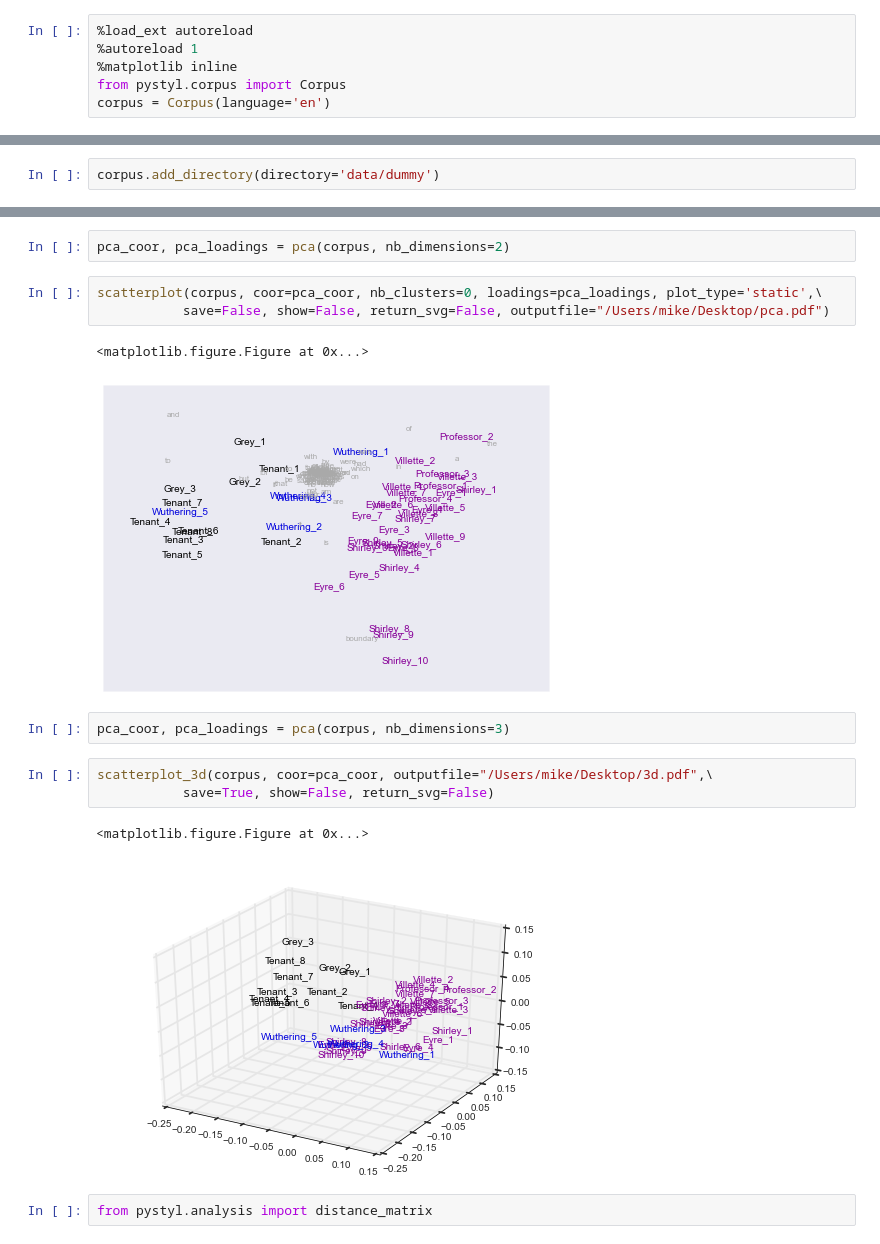
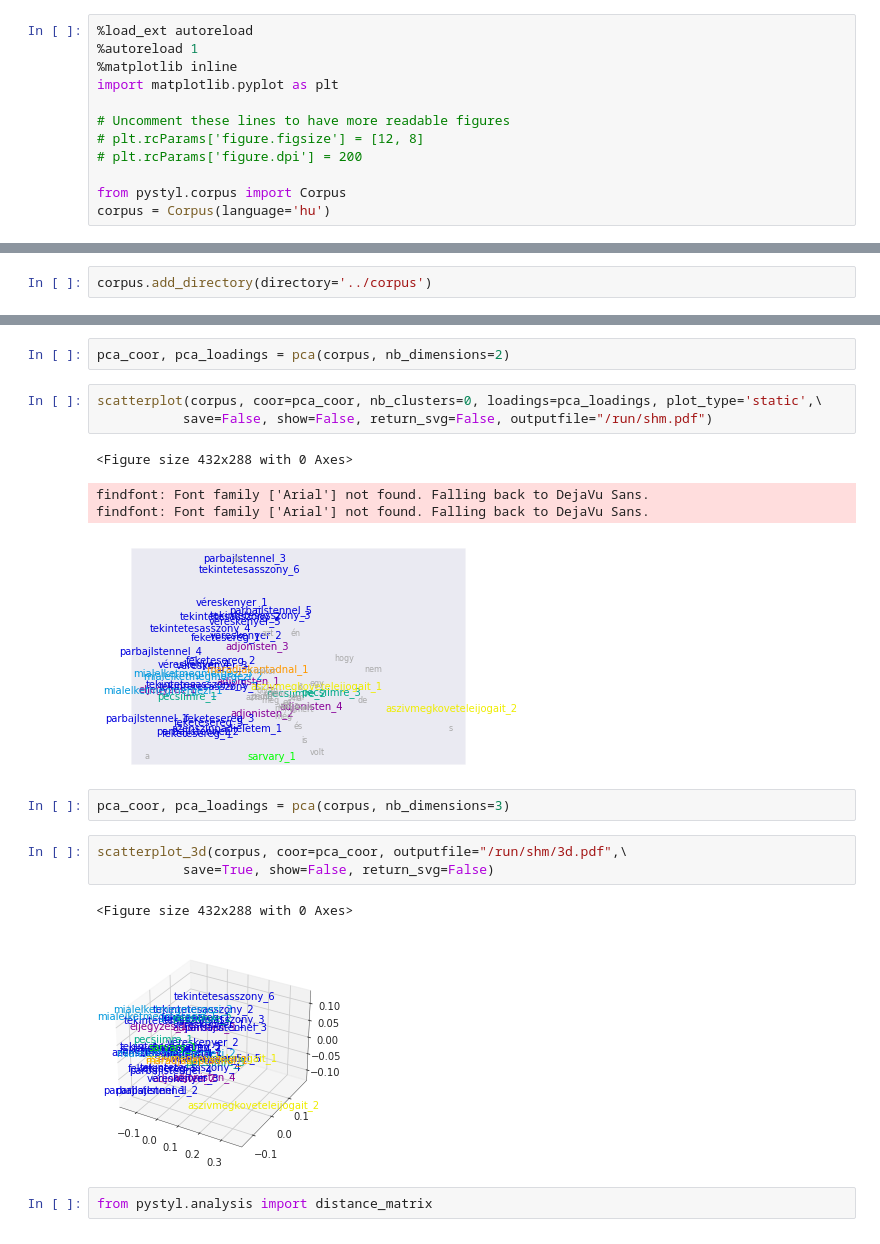
Before and after one commit to mikekestemont/pystyl, a Jupyter notebook: A Walk Through PyStyl.ipynb, the cells around one changed output, grey strips where cells are left out. Drawn from its saved outputs; the diff is of its cells as text.

```diff
--- a/A Walk Through PyStyl.ipynb
+++ b/A Walk Through PyStyl.ipynb
@@ -6,5 +6,11 @@ Experiments in stylometry typically kick off with creating a corpus, or the coll
 %load_ext autoreload
 %autoreload 1
 %matplotlib inline
+import matplotlib.pyplot as plt
+
+# Uncomment these lines to have more readable figures
+# plt.rcParams['figure.figsize'] = [12, 8]
+# plt.rcParams['figure.dpi'] = 200
+
 from pystyl.corpus import Corpus
-corpus = Corpus(language='en')
+corpus = Corpus(language='hu')
@@ -14,6 +17,6 @@ The autoreload extension is already loaded. To reload it, use:
 # %% [markdown]
 Specifying a language such as `'en'` (English) is optional. Adding texts from a directory to the corpus is easy:
 # %%
-corpus.add_directory(directory='data/dummy')
+corpus.add_directory(directory='../corpus')
 # %% [markdown]
 By default, this function assumes that all texts under this directory have been encoded in UTF-8 and that they have a `.txt` extension. Additionally, the syntax of the filename should be `<category>_<title>.txt`, where category is a label indicates e.g. a text's authorship, genre or date of composition. In our case, this directory looked like:
@@ -245,18 +252,20 @@ from pystyl.analysis import pca
 pca_coor, pca_loadings = pca(corpus, nb_dimensions=2)
 # %%
 scatterplot(corpus, coor=pca_coor, nb_clusters=0, loadings=pca_loadings, plot_type='static',\
-           save=False, show=False, return_svg=False, outputfile="/Users/mike/Desktop/pca.pdf")
+           save=False, show=False, return_svg=False, outputfile="/run/shm.pdf")
 # %% [output]
-<matplotlib.figure.Figure at 0x...>
+<Figure size 432x288 with 0 Axes>
+findfont: Font family ['Arial'] not found. Falling back to DejaVu Sans.
+findfont: Font family ['Arial'] not found. Falling back to DejaVu Sans.
-[figure, old version]
+[figure, new version]
 # %%
 pca_coor, pca_loadings = pca(corpus, nb_dimensions=3)
 # %%
-scatterplot_3d(corpus, coor=pca_coor, outputfile="/Users/mike/Desktop/3d.pdf",\
+scatterplot_3d(corpus, coor=pca_coor, outputfile="/run/shm/3d.pdf",\
            save=True, show=False, return_svg=False)
 # %% [output]
-<matplotlib.figure.Figure at 0x...>
+<Figure size 432x288 with 0 Axes>
-[figure, old version]
+[figure, new version]
 # %%
 from pystyl.analysis import distance_matrix
 # %%
```
Also changed, not shown: parts of 17 cells of this notebook.
